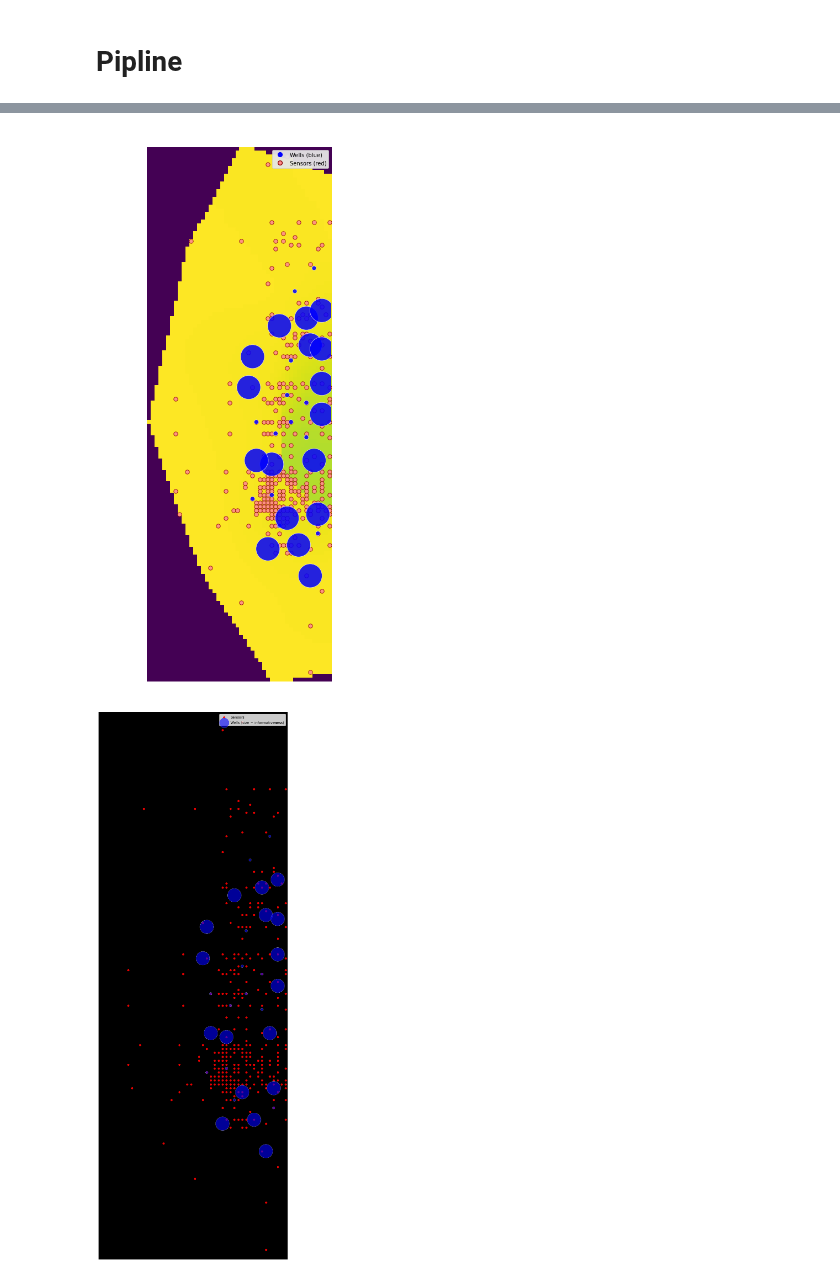
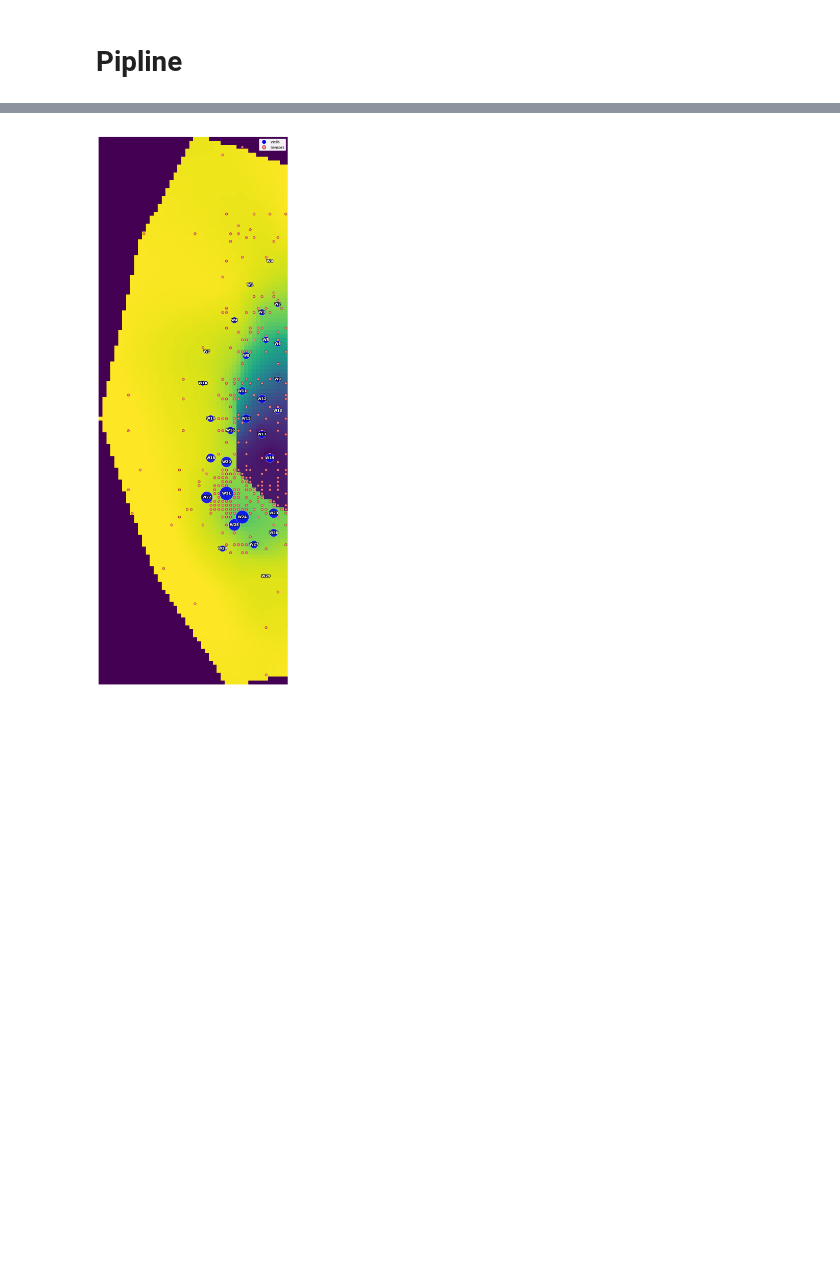
Before and after one commit to denis-samatov/tensor-based-modal-decomposition-method, a Jupyter notebook: algorithm/experiments/exp_tbmd_2.4_visualization.ipynb, the cells around one changed output, grey strips where cells are left out. Drawn from its saved outputs; the diff is of its cells as text; code cells hidden in the pictures; blank space fills up the shorter version.

```diff
--- a/algorithm/exp_tbmd_2.4_visualization.ipynb
+++ b/algorithm/experiments/exp_tbmd_2.4_visualization.ipynb
@@ -763,38 +1010,32 @@ df_rank
 # %%
 # у тебя это уже есть выше:
 wells_matrix = build_wells_matrix(wells_list[0], A_tensor.shape, device='mps')
 subject_well_tensor = wells_matrix[subject_name]   # <-- (H, W) бинарная карта скважин
 
 df_rank = rank_wells_by_informativeness_advanced(
     P,
     subject_well_tensor,            # <-- ВАЖНО: не wells_list[0], а карта для subject_name!
     A_tensor=A_tensor,
-    radius=2.0,
+    radius=10.0,
     metric="euclidean",
     kernel="gaussian",
     weights={"alpha":1.0,"beta":0.75,"gamma":1.0,"delta":0.5,"epsilon":0.25},
-    mask_allow=None,
-    aniso_metric=None
-)
-
-# # Background map:
-plot_well_sensor_map_with_bg(
-    test_data_list=test_data_list,
-    subject_name=subject_name,
-    df=df_rank,          # must include ['row','col','score']
-    P=P,
-    time_slice=10,
-    value_col="score",
-    figsize=(16,10),
-    auto_scale=True,
-    bg_cmap="viridis"
 )
 
 # Safe gray map (no background image):
-p_np = _to_numpy(P); sensor_pos = np.argwhere(p_np==1)
-H,W = p_np.shape
-plot_well_sensor_map_safe(df_rank, H, W, sensors=sensor_pos,
-                          value_col="score", min_size=50, max_size=1500)
+p_np = _to_numpy(P)
+sensor_pos = np.argwhere(p_np == 1)
+H, W = p_np.shape
+
+plot_well_sensor_map_safe(
+    df=df_rank, H=H, W=W, sensors=sensor_pos,
+    value_col="count",
+    use_bg=True,
+    test_data_list=test_data_list,
+    subject_name=subject_name,
+    time_slice=10,
+    bg_cmap="viridis",
+    bg_vmin=142.5, bg_vmax=162.5
+)
 # %% [output]
-[figure, old version]
+[figure, new version]
-[figure, removed]
```
Also changed, not shown: parts of 6 cells of this notebook, 33 other files.
